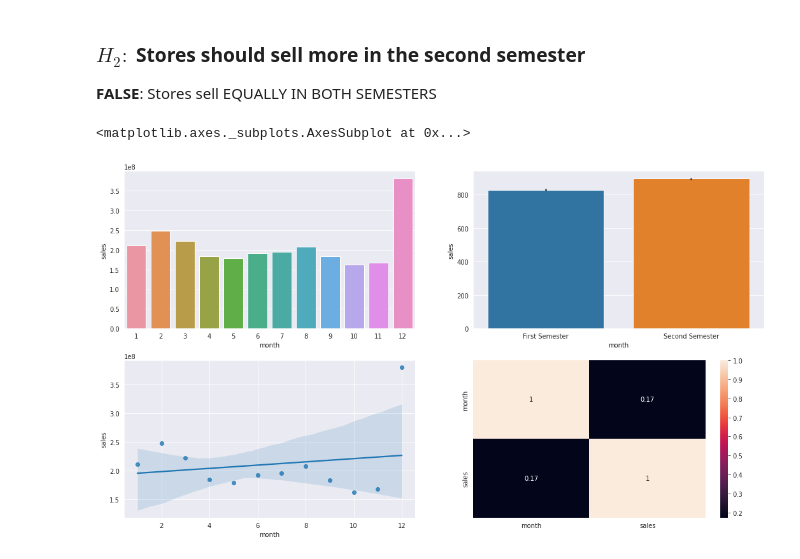
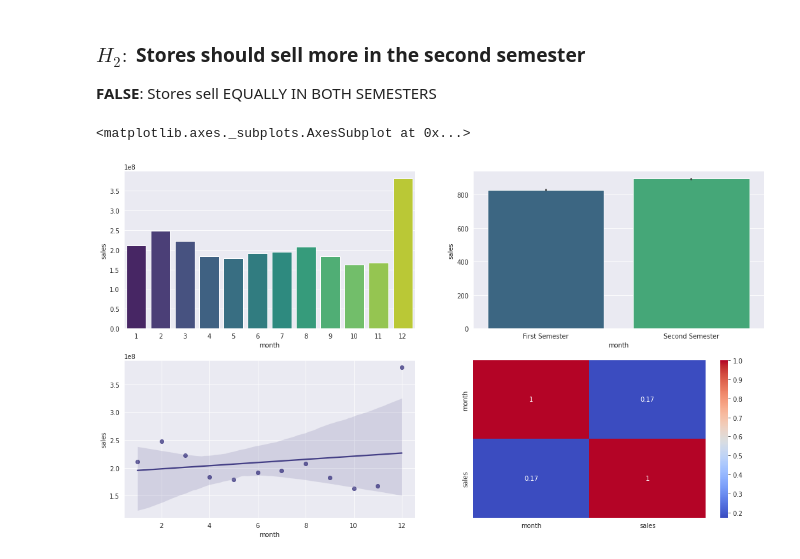
Before and after one commit to Matheus-Homem/Matheus-Homem, a Jupyter notebook: notebook/Future_Sales_Prediction.ipynb, the cells around one changed output. Drawn from its saved outputs; the diff is of its cells as text; code cells hidden in the pictures.

```diff
--- a/notebook/Future_Sales_Prediction.ipynb
+++ b/notebook/Future_Sales_Prediction.ipynb
@@ -480,21 +480,21 @@ Stores should sell more in the second semester
 # %%
 #@title Plot and Correlation of Sales x Months
 plt.figure(figsize=(18,10))
 
 aux1 = df4[['month','sales']].groupby('month').sum().reset_index()
 aux2 = pd.concat([df4['sales'], df4['month'].apply(lambda x: 'First Semester' if x<=6 else 'Second Semester')], axis=1)
 
 plt.subplot(2,2,1)
-sns.barplot(x='month',y='sales',data=aux1)
+sns.barplot(x='month',y='sales',data=aux1,palette='viridis')
 
 plt.subplot(2,2,2)
-sns.barplot(x='month',y='sales',data=aux2)
+sns.barplot(x='month',y='sales',data=aux2,palette='viridis')
 
 plt.subplot(2,2,3)
-sns.regplot(x='month',y='sales',data=aux1)
+sns.regplot(x='month',y='sales',data=aux1,color=viridis)
 
 plt.subplot(2,2,4)
-sns.heatmap(aux1.corr(method='pearson'),annot=True)
+sns.heatmap(aux1.corr(method='pearson'),annot=True,cmap='coolwarm')
 # %% [output]
 <matplotlib.axes._subplots.AxesSubplot at 0x...>
-[figure, old version]
+[figure, new version]
```
Also changed, not shown: parts of 4 cells of this notebook.
